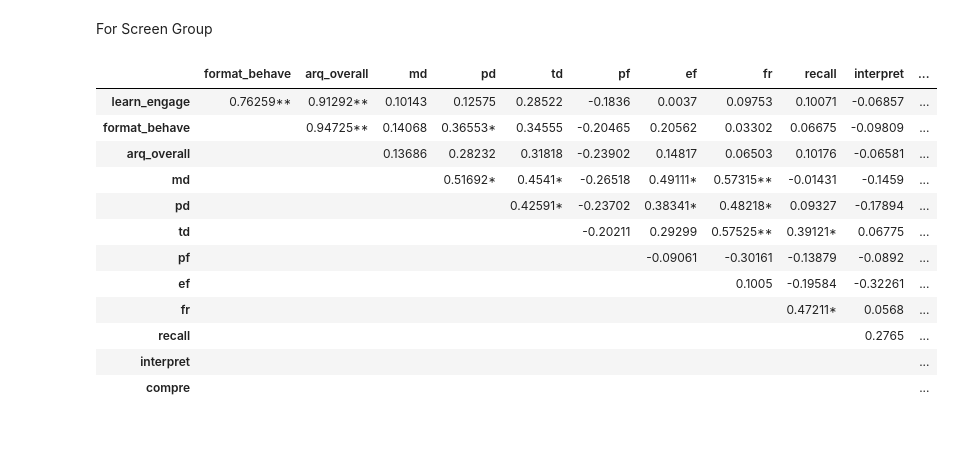
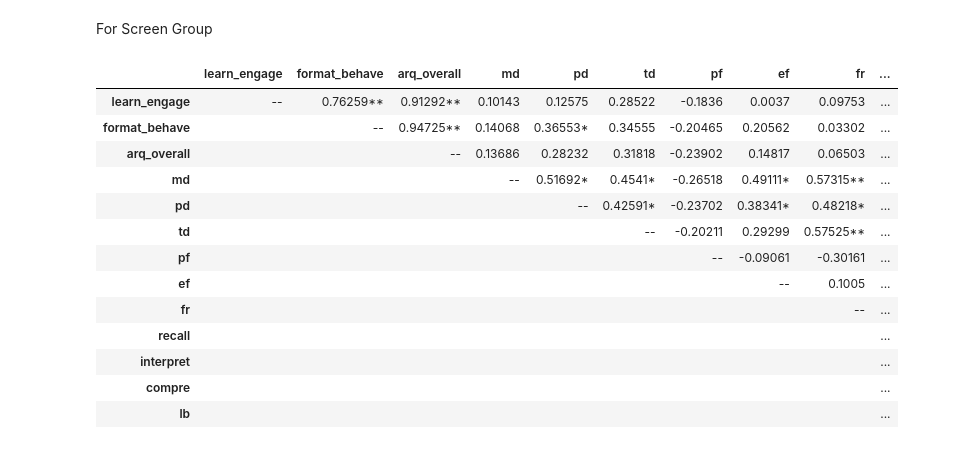
Before and after one commit to KyleCarlo/ScreenVSPrint, a Jupyter notebook: Notebook.ipynb, the cells around one changed output. Saved outputs shown, nothing was run; the diff lists cells and outputs as text; code cells hidden in the pictures.

```diff
--- a/Notebook.ipynb
+++ b/Notebook.ipynb
@@ -817,17 +950,19 @@ No Grouping
 # %%
 stats, p = spearmanr(df_inf.iloc[:,1:])
 cols = list(df_inf.iloc[:,1:].columns)
-stats = np.round(stats, 5).astype(str)
+stats = np.round(stats, 3).astype(str)
 for i in range(len(cols)):
     for j in range(len(cols)):
         if stats[i][j] == '1.0':
+            stats[i][j] = '--'
             continue
         if p[i][j] < 0.001:
             stats[i][j] += '**'
         elif p[i][j] < 0.05:
             stats[i][j] += '*'
-mask = np.tril(np.ones(stats.shape), k=0).astype(bool)  # k=0 includes diagonal
+mask = np.tril(np.ones(stats.shape), k=-1).astype(bool)  # k=0 includes diagonal
 stats_masked = np.where(mask, '', stats)  # lower triangle becomes empty string
 corr_no_group = pd.DataFrame(stats_masked, index=cols, columns=cols)
-corr_no_group.iloc[:-1,1:]
+corr_no_group.to_latex('corr_no_group.tex')
+corr_no_group
 # %% [output]
@@ -849,17 +985,19 @@ For Print Group
 # %%
 stats, p = spearmanr(df_inf[df_inf['format']=='Print'].iloc[:,1:])
 cols = list(df_inf.iloc[:,1:].columns)
-stats = np.round(stats, 5).astype(str)
+stats = np.round(stats, 3).astype(str)
 for i in range(len(cols)):
     for j in range(len(cols)):
         if stats[i][j] == '1.0':
+            stats[i][j] = '--'
             continue
         if p[i][j] < 0.001:
             stats[i][j] += '**'
         elif p[i][j] < 0.05:
             stats[i][j] += '*'
-mask = np.tril(np.ones(stats.shape), k=0).astype(bool)  # k=0 includes diagonal
+mask = np.tril(np.ones(stats.shape), k=-1).astype(bool)  # k=0 includes diagonal
 stats_masked = np.where(mask, '', stats)  # lower triangle becomes empty string
-corr_no_group = pd.DataFrame(stats_masked, index=cols, columns=cols)
-corr_no_group.iloc[:-1,1:]
+corr_print_group = pd.DataFrame(stats_masked, index=cols, columns=cols)
+corr_print_group.to_latex('corr_print_group.tex')
+corr_print_group
 # %% [output]
@@ -881,30 +1020,33 @@ For Screen Group
 # %%
 stats, p = spearmanr(df_inf[df_inf['format']=='Screen'].iloc[:,1:])
 cols = list(df_inf.iloc[:,1:].columns)
 stats = np.round(stats, 5).astype(str)
 for i in range(len(cols)):
     for j in range(len(cols)):
         if stats[i][j] == '1.0':
+            stats[i][j] = '--'
             continue
         if p[i][j] < 0.001:
             stats[i][j] += '**'
         elif p[i][j] < 0.05:
             stats[i][j] += '*'
-mask = np.tril(np.ones(stats.shape), k=0).astype(bool)  # k=0 includes diagonal
+mask = np.tril(np.ones(stats.shape), k=-1).astype(bool)  # k=0 includes diagonal
 stats_masked = np.where(mask, '', stats)  # lower triangle becomes empty string
-corr_no_group = pd.DataFrame(stats_masked, index=cols, columns=cols)
-corr_no_group.iloc[:-1,1:]
+corr_screen_group = pd.DataFrame(stats_masked, index=cols, columns=cols)
+corr_screen_group.to_latex('corr_screen_group.tex')
+corr_screen_group
 # %% [output]
-|  | format_behave | arq_overall | md | pd | td | pf | ef | fr | recall | interpret | ... |
-| learn_engage | 0.76259** | 0.91292** | 0.10143 | 0.12575 | 0.28522 | -0.1836 | 0.0037 | 0.09753 | 0.10071 | -0.06857 | ... |
-| format_behave |  | 0.94725** | 0.14068 | 0.36553* | 0.34555 | -0.20465 | 0.20562 | 0.03302 | 0.06675 | -0.09809 | ... |
-| arq_overall |  |  | 0.13686 | 0.28232 | 0.31818 | -0.23902 | 0.14817 | 0.06503 | 0.10176 | -0.06581 | ... |
-| md |  |  |  | 0.51692* | 0.4541* | -0.26518 | 0.49111* | 0.57315** | -0.01431 | -0.1459 | ... |
-| pd |  |  |  |  | 0.42591* | -0.23702 | 0.38341* | 0.48218* | 0.09327 | -0.17894 | ... |
-| td |  |  |  |  |  | -0.20211 | 0.29299 | 0.57525** | 0.39121* | 0.06775 | ... |
-| pf |  |  |  |  |  |  | -0.09061 | -0.30161 | -0.13879 | -0.0892 | ... |
-| ef |  |  |  |  |  |  |  | 0.1005 | -0.19584 | -0.32261 | ... |
-| fr |  |  |  |  |  |  |  |  | 0.47211* | 0.0568 | ... |
-| recall |  |  |  |  |  |  |  |  |  | 0.2765 | ... |
-| interpret |  |  |  |  |  |  |  |  |  |  | ... |
-| compre |  |  |  |  |  |  |  |  |  |  | ... |
+|  | learn_engage | format_behave | arq_overall | md | pd | td | pf | ef | fr | ... |
+| learn_engage | -- | 0.76259** | 0.91292** | 0.10143 | 0.12575 | 0.28522 | -0.1836 | 0.0037 | 0.09753 | ... |
+| format_behave |  | -- | 0.94725** | 0.14068 | 0.36553* | 0.34555 | -0.20465 | 0.20562 | 0.03302 | ... |
+| arq_overall |  |  | -- | 0.13686 | 0.28232 | 0.31818 | -0.23902 | 0.14817 | 0.06503 | ... |
+| md |  |  |  | -- | 0.51692* | 0.4541* | -0.26518 | 0.49111* | 0.57315** | ... |
+| pd |  |  |  |  | -- | 0.42591* | -0.23702 | 0.38341* | 0.48218* | ... |
+| td |  |  |  |  |  | -- | -0.20211 | 0.29299 | 0.57525** | ... |
+| pf |  |  |  |  |  |  | -- | -0.09061 | -0.30161 | ... |
+| ef |  |  |  |  |  |  |  | -- | 0.1005 | ... |
+| fr |  |  |  |  |  |  |  |  | -- | ... |
+| recall |  |  |  |  |  |  |  |  |  | ... |
+| interpret |  |  |  |  |  |  |  |  |  | ... |
+| compre |  |  |  |  |  |  |  |  |  | ... |
+| lb |  |  |  |  |  |  |  |  |  | ... |
```
Also changed, not shown: parts of 14 cells of this notebook, 9 other files.
